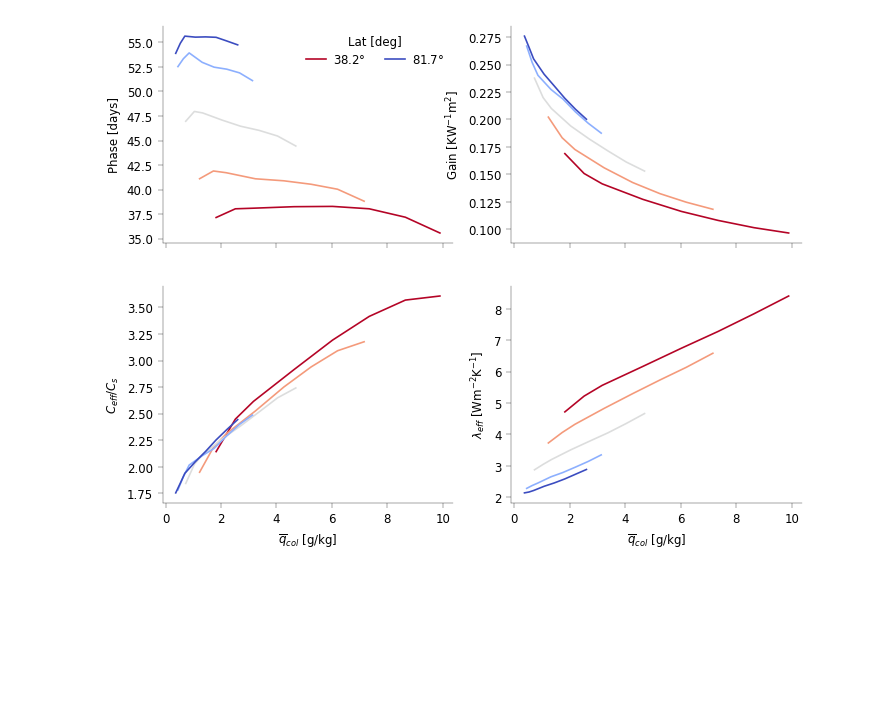
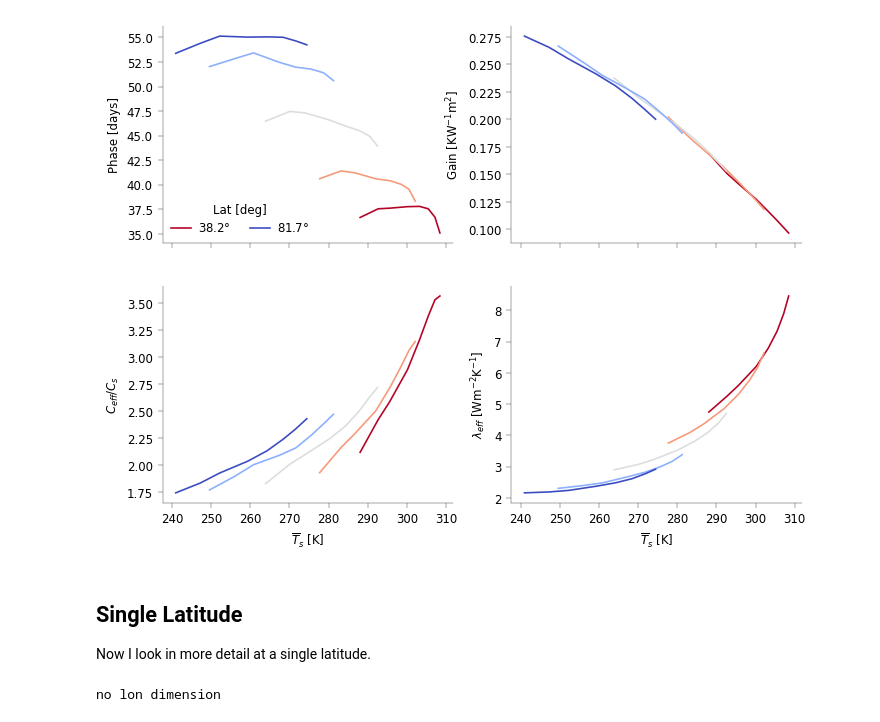
Before and after one commit to jduffield65/Isca, a Jupyter notebook: jobs/thesis_season/vary_odp.ipynb, the cells around one changed output. Cells and saved outputs as stored; diff of their text form; code cells hidden in the pictures; blank space fills up the shorter version.

```diff
--- a/jobs/thesis_season/vary_odp.ipynb
+++ b/jobs/thesis_season/vary_odp.ipynb
@@ -65,27 +64,36 @@ get_dmse_dt_xr = utils.wrap_with_apply_ufunc(get_dmse_dt,
                                              input_core_dims=[['time', 'pfull'], ['time', 'pfull'], ['time', 'pfull'],
                                                               ['pfull'], ['time']],
                                              output_core_dims=[['time'], ['time']])
+# %%
+# Get sigma for vertical integrals
+exp_dir = f'thesis_season/column/depth=2/tau_sweep/'
+# exp_dir = f'tau_sweep/land/meridional_band/depth=1/bucket_evap/'
+# exp_dir = f'tau_sweep/aquaplanet/depth=1/'
+namelist = isca_tools.load_namelist(f"{exp_dir}/k=1")
+sigma_levels_half = np.asarray(namelist['vert_coordinate_nml']['bk'])
+sigma_levels_full = np.convolve(sigma_levels_half, np.ones(2) / 2, 'valid')
+albedo = namelist['mixed_layer_nml']['albedo_value']
 # %%
-# exp_name = [f"thesis_season/column/depth={i}/k=1_abs=0_2" for i in [5, 20]]
-# exp_name = [f"thesis_season/column/depth={i}/odp_const" for i in [5, 20]]
-# exp_name = [f"thesis_season/column/depth={i}/wind_moist" for i in [5, 20]]
-# exp_dir = f'tau_sweep/aquaplanet/depth=1/'
-exp_dir = f'thesis_season/column/depth=2/tau_sweep/'
-# exp_dir = f'tau_sweep/land/meridional_band/depth=1/bucket_evap/'
+use_sphum_col = False       # If atmospheric heat capacity is crucial then maybe would expect interesting relation to column sphum - x axis in plot
 odp_vals = [0.6, 0.8, 1, 1.5, 2, 2.5, 3, 3.5]
 n_exp = len(odp_vals)
 # exp_name = [f"thesis_season/column/depth={i}/no_wind_dry_long_output" for i in [5, 20]]
-vars_keep = ['t_surf', 'swdn_sfc', 'sphum']
+vars_keep = ['t_surf', 'swdn_sfc']
+if use_sphum_col:
+    vars_keep += ['sphum', 'ps']
 lat_min = 30
 lat_max = 90
 ds_base = []
 for i, val in tqdm(enumerate(odp_vals), total=n_exp):
     path_use = os.path.join(exp_dir, f"k={str(val).replace('.','_')}")
-    ds_use = isca_tools.load_dataset(path_use, first_month_file=2 if 'column' in exp_dir else 121).sel(lat=slice(lat_min, lat_max))[vars_keep]
-    ds_use['sphum_col'] = mass_weighted_vertical_integral(ds_use.sphum, ds_use.pfull*100, 'pfull', simpson_method=False)
+    ds_use = isca_tools.load_dataset(path_use, first_month_file=2 if 'column' in exp_dir else 25).sel(lat=slice(lat_min, lat_max))[vars_keep]
+    if use_sphum_col:
+        if not isinstance(sigma_levels_full, xr.DataArray):
+            sigma_levels_full = (ds_use.pfull*0+sigma_levels_full).squeeze()
+        ds_use['sphum_col'] = mass_weighted_vertical_integral(ds_use.sphum, ds_use.ps*sigma_levels_full, 'pfull', simpson_method=False)
     ds_base.append(ds_use.load())
-odp_vals = xr.DataArray(odp_vals, dims="odp", name='odp')
-ds_base = xr.concat(ds_base, dim=odp_vals).squeeze()
+odp_vals_xr = xr.DataArray(odp_vals, dims="odp", name='odp')
+ds_base = xr.concat(ds_base, dim=odp_vals_xr).squeeze()
 if 'land' in exp_dir:
     ds_base = ds_base.sel(lon=slice(150, 210))
 if 'column' in exp_dir:
@@ -110,36 +118,38 @@ ds['heat_capacity_eff'] = ds.heat_capacity * ds.heat_cap_multiplier
 ds['lambda_eff'] = ds.coef_sw_amp * np.cos(ds.coef_phase) / ds.coef_amp
 # %%
 shift_lines = False         # So all cross through the origin, so can see gradient
-use_sphum_col = True       # If atmospheric heat capacity is crucial then maybe would expect interesting relation to column sphum
 color_lat = plt.colormaps["coolwarm_r"](np.linspace(0, 1, ds.lat.size))
 fig, ax = plt.subplots(2, 2, sharex=True)
 fig_resize(fig, utils.width['two_col'] * 1.5)
 ax = ax.flatten()
 for i in range(0, ds.lat.size):
     ds_use = ds.isel(lat=i)
     var = ds_use.t_surf.mean(dim='time')
     if use_sphum_col:
         var = ds_use.sphum_col.mean(dim='time')*1000
     if shift_lines:
         var = var-var.mean(dim='odp')
     var2 = [ds_use.coef_phase / omega / utils.day_seconds, ds_use.coef_amp/ds_use.coef_sw_amp,
             ds_use.heat_cap_multiplier, ds_use.lambda_eff]
     for j in range(len(var2)):
         ax[j].plot(var, var2[j] - var2[j].mean(dim='odp') if shift_lines else var2[j],
                    label=f"{ds_use.lat:.1f}$\degree$" if i%4==0 else None, color=color_lat[i])
 ax[0].set_ylabel('Phase [days]')
 ax[1].set_ylabel('Gain [KW$^{-1}$m$^2$]')
 ax[2].set_ylabel('$C_{eff}/C_s$')
 ax[3].set_ylabel('$\\lambda_{eff}$ [Wm$^{-2}$K$^{-1}$]')
 if use_sphum_col:
     ax[2].set_xlabel('$\overline{q}_{col}$ [g/kg]')
     ax[3].set_xlabel('$\overline{q}_{col}$ [g/kg]')
 else:
     ax[2].set_xlabel('$\overline{T}_s$ [K]')
     ax[3].set_xlabel('$\overline{T}_s$ [K]')
 update_linewidth(fig)
 ax[0].legend(ncol=2, title='Lat [deg]')
 update_fontsize(fig, 7.2)
 plt.show()
 # %% [output]
-[figure, old version]
+[figure, new version]
+# %% [markdown]
+## Single Latitude
+Now I look in more detail at a single latitude.
@@ -145,0 +212,10 @@ plt.show()
+# %%
+# Get zonal annual mean dataset
+ds_sl = utils.get_annual_zonal_mean(ds_base_sl.sel(pfull=np.inf, method='nearest'))
+ds_sl['p_eff'] = get_p_eff(ds_sl.ps.mean(dim='time'))
+ds_sl['temp_col_sphum'] = get_temp_from_sphum_sat_xr(ds_sl.sphum_col / ds_sl.rh_col, ds_sl.p_eff)
+ds_sl = ds_sl.rename_vars({'temp': 'temp_atm', 't_surf': 'temp_surf', 'ps': 'p_surf', 'sphum': 'q_atm'})
+ds_sl['p_atm'] = ds_sl.p_surf * sigma_levels_full.sel(pfull=np.inf, method='nearest')
+ds_sl['rh_atm'] = ds_sl.q_atm / sphum_sat(ds_sl.temp_atm, ds_sl.p_atm)
+# %% [output]
+no lon dimension
```
Also changed, not shown: parts of 8 cells of this notebook, 4 other files.
